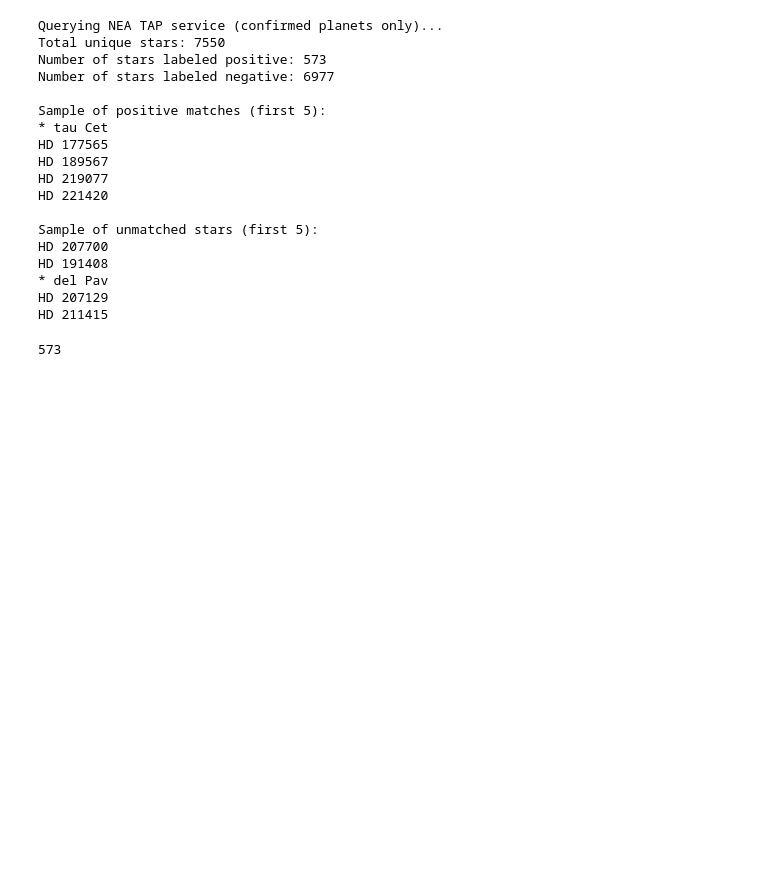
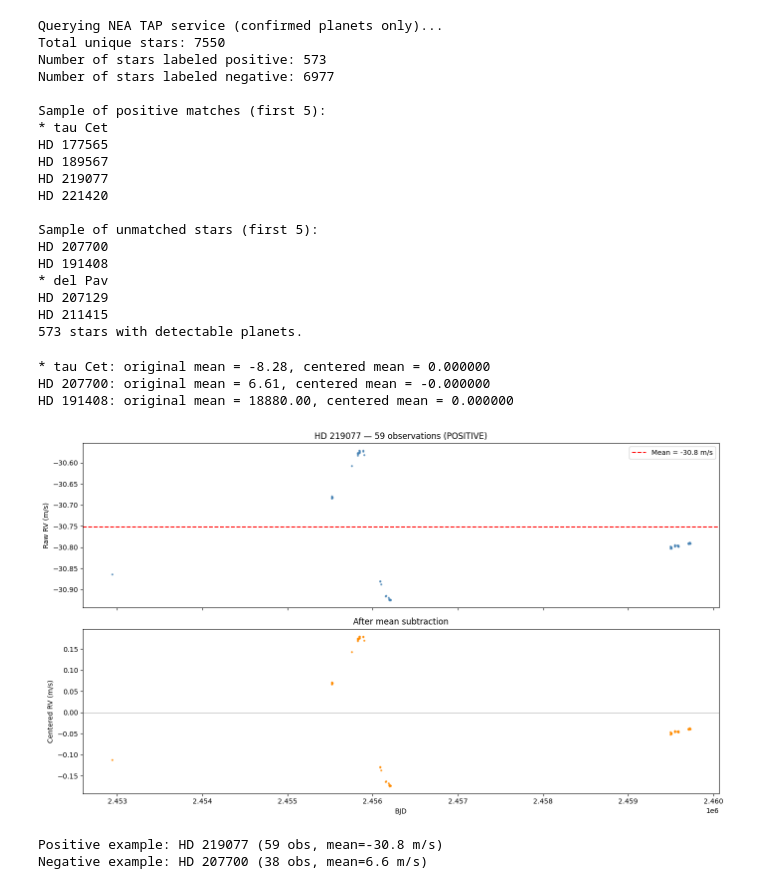
Before and after one commit to MaanavN/ML-Exoplanet-Detection-Research, a Jupyter notebook: data_prep.ipynb, the cells around one changed output. Cells and saved outputs as stored; diff of their text form; code cells hidden in the pictures; blank space fills up the shorter version.

```diff
--- a/data_prep.ipynb
+++ b/data_prep.ipynb
@@ -129,7 +174,6 @@ print("Querying NEA TAP service (confirmed planets only)...")
 response = requests.get(tap_url, params=params)
 response.raise_for_status()
 
-# Read the response into a dataframe
 nea_df = pd.read_csv(io.StringIO(response.text))
 
 # Normalize NEA hostnames: lowercase, remove spaces, strip whitespace
@@ -151,7 +195,7 @@ def strip_simbad_prefix(name):
     name = name.strip()
     return name
 
-observations['normalized_name'] = observations['main_id_simbad'].apply(
+observations['normalized_name'] = observations['star_name'].apply(
     lambda n: normalize_name(strip_simbad_prefix(n))
 )
 
@@ -159,8 +203,8 @@ observations['normalized_name'] = observations['main_id_simbad'].apply(
 observations['has_exoplanets'] = observations['normalized_name'].isin(nea_hosts).astype(int)
 
 # Print summary
-unique_stars = observations['main_id_simbad'].nunique()
-star_labels = observations[['main_id_simbad', 'normalized_name', 'has_exoplanets']].drop_duplicates(subset=['main_id_simbad'])
+unique_stars = observations['star_name'].nunique()
+star_labels = observations[['star_name', 'normalized_name', 'has_exoplanets']].drop_duplicates(subset=['star_name'])
 
 num_positive = star_labels['has_exoplanets'].sum()
 num_negative = len(star_labels) - num_positive
@@ -170,17 +214,19 @@ print(f"Number of stars labeled positive: {num_positive}")
 print(f"Number of stars labeled negative: {num_negative}")
 
 print("\nSample of positive matches (first 5):")
-positive_matches = star_labels[star_labels['has_exoplanets'] == 1]['main_id_simbad'].head(5).tolist()
+positive_matches = star_labels[star_labels['has_exoplanets'] == 1]['star_name'].head(5).tolist()
 for p in positive_matches:
     print(p)
 
 print("\nSample of unmatched stars (first 5):")
-negative_matches = star_labels[star_labels['has_exoplanets'] == 0]['main_id_simbad'].head(5).tolist()
+negative_matches = star_labels[star_labels['has_exoplanets'] == 0]['star_name'].head(5).tolist()
 for n in negative_matches:
     print(n)
 
 # Clean up
 observations = observations.drop(columns=['normalized_name'])
+
+print(f'{len(set(observations[observations["has_exoplanets"] == 1]["star_name"]))} stars with detectable planets.')
 # %% [output]
 Querying NEA TAP service (confirmed planets only)...
 Total unique stars: 7550
@@ -200,7 +246,60 @@ HD 191408
 * del Pav
 HD 207129
 HD 211415
+573 stars with detectable planets.
-# %%
-len(set(observations[observations['has_exoplanets'] == 1]['main_id_simbad']))
-# %% [output]
-573
+# %%
+# Removing all stars with less than 20 observations
+
+counts = observations.groupby('star_name')['star_name'].transform('size')
+observations = observations[counts >= 20]
+
+# Per-star mean subtraction for RV
+
+observations['rv_mean'] = observations.groupby('star_name')['rv'].transform('mean')
+observations['rv_centered'] = observations['rv'] - observations['rv_mean']
+
+# Verification
+
+for star in observations['star_name'].unique()[:3]:
+    star_data = observations[observations['star_name'] == star]
+    print(f"{star}: original mean = {star_data['rv'].mean():.2f}, centered mean = {star_data['rv_centered'].mean():.6f}")
+# %% [output]
+* tau Cet: original mean = -8.28, centered mean = 0.000000
+HD 207700: original mean = 6.61, centered mean = -0.000000
+HD 191408: original mean = 18880.00, centered mean = 0.000000
+# %%
+import matplotlib.pyplot as plt
+
+observations['rv_mean'] = observations.groupby('star_name')['rv'].transform('mean')
+observations['rv_centered'] = observations['rv'] - observations['rv_mean']
+
+positive_stars = observations[observations['has_exoplanets'] == 1]['star_name'].unique()
+sample_star = positive_stars[3]
+star_data = observations[observations['star_name'] == sample_star].sort_values('bjd')
+
+fig, (ax1, ax2) = plt.subplots(2, 1, figsize=(14, 8), sharex=True)
+
+ax1.scatter(star_data['bjd'], star_data['rv'], s=4, alpha=0.7, c='steelblue')
+ax1.axhline(y=star_data['rv_mean'].iloc[0], color='red', linestyle='--', label=f"Mean = {star_data['rv_mean'].iloc[0]:.1f} m/s")
+ax1.set_ylabel('Raw RV (m/s)')
+ax1.set_title(f'{sample_star} — {len(star_data)} observations (POSITIVE)')
+ax1.legend()
+
+ax2.scatter(star_data['bjd'], star_data['rv_centered'], s=4, alpha=0.7, c='darkorange')
+ax2.axhline(y=0, color='gray', linestyle='-', linewidth=0.5)
+ax2.set_xlabel('BJD')
+ax2.set_ylabel('Centered RV (m/s)')
+ax2.set_title('After mean subtraction')
+
+plt.tight_layout()
+plt.show()
+
+negative_stars = observations[observations['has_exoplanets'] == 0]['star_name'].unique()
+neg_star = negative_stars[0]
+neg_data = observations[observations['star_name'] == neg_star].sort_values('bjd')
+print(f'\nPositive example: {sample_star} ({len(star_data)} obs, mean={star_data["rv_mean"].iloc[0]:.1f} m/s)')
+print(f'Negative example: {neg_star} ({len(neg_data)} obs, mean={neg_data["rv_mean"].iloc[0]:.1f} m/s)')
+# %% [output]
+[figure, added]
+Positive example: HD 219077 (59 obs, mean=-30.8 m/s)
+Negative example: HD 207700 (38 obs, mean=6.6 m/s)
```
Also changed, not shown: parts of 8 cells of this notebook, 2 other files.
